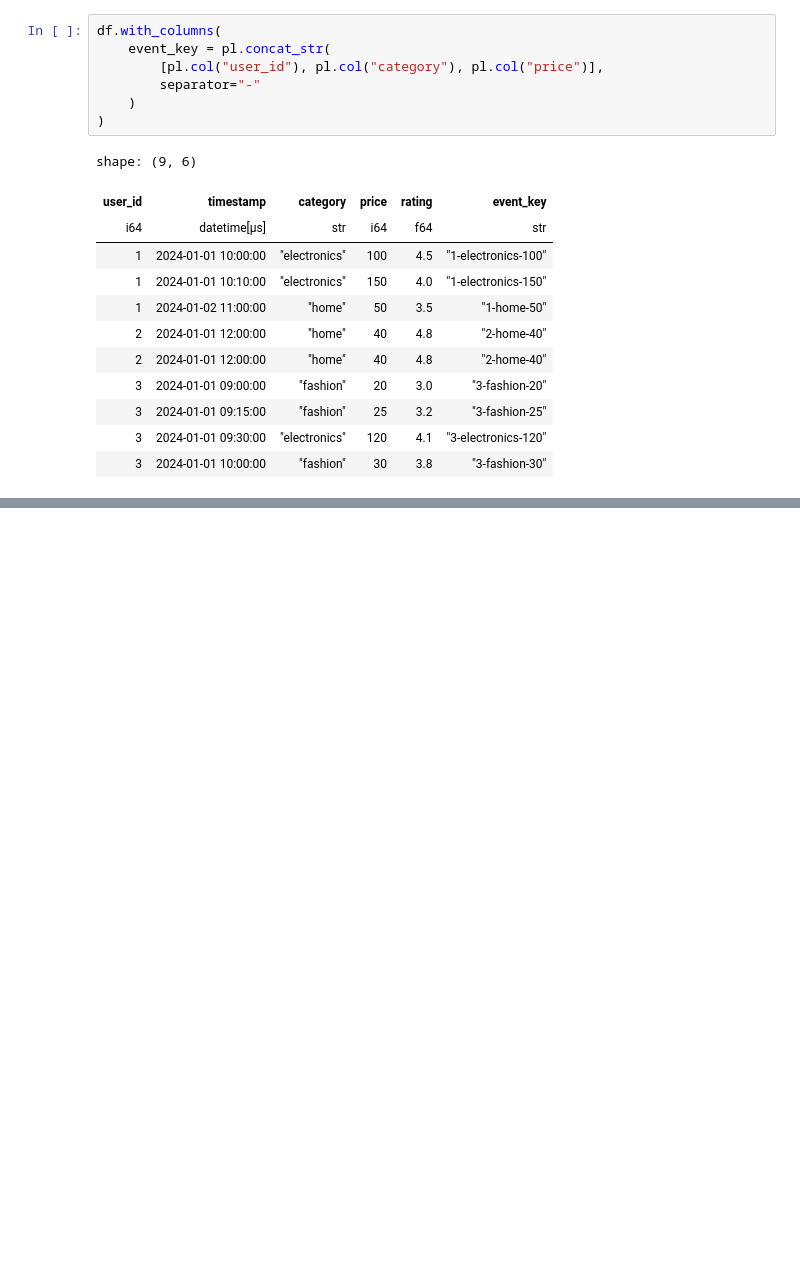
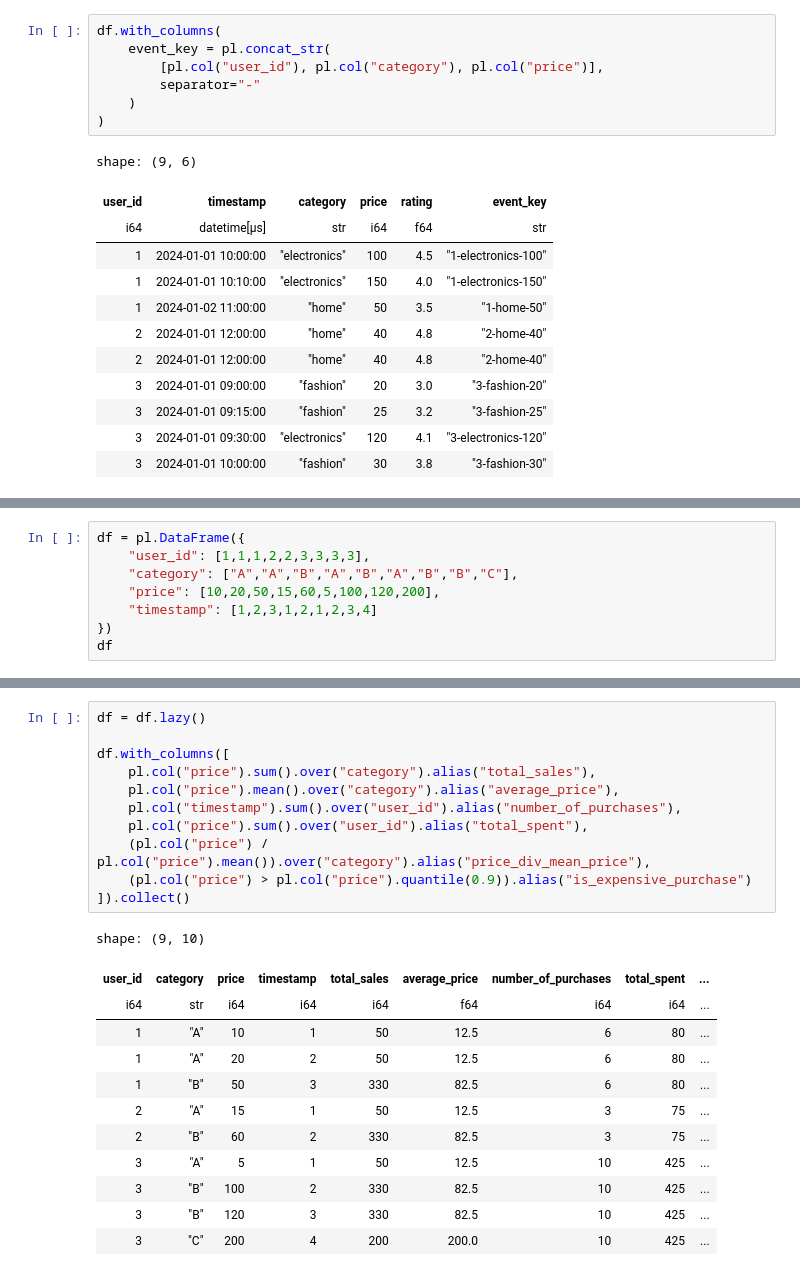
Before and after one commit to markzuckerburg600-glitch/Polars-Libary, a Jupyter notebook: polars-tutorial.ipynb, the cells around one changed output, grey strips where cells are left out. Cells and saved outputs as stored; diff of their text form; blank space fills up the shorter version.

```diff
--- a/polars-tutorial.ipynb
+++ b/polars-tutorial.ipynb
@@ -876,0 +924,8 @@ shape: (9, 6)
+# %%
+df = pl.DataFrame({
+    "user_id": [1,1,1,2,2,3,3,3,3],
+    "category": ["A","A","B","A","B","A","B","B","C"],
+    "price": [10,20,50,15,60,5,100,120,200],
+    "timestamp": [1,2,3,1,2,1,2,3,4]
+})
+df
@@ -876,0 +945,24 @@ shape: (9, 6)
+# %%
+df = df.lazy()
+
+df.with_columns([
+    pl.col("price").sum().over("category").alias("total_sales"),
+    pl.col("price").mean().over("category").alias("average_price"),
+    pl.col("timestamp").sum().over("user_id").alias("number_of_purchases"),
+    pl.col("price").sum().over("user_id").alias("total_spent"),
+    (pl.col("price") / pl.col("price").mean()).over("category").alias("price_div_mean_price"),
+    (pl.col("price") > pl.col("price").quantile(0.9)).alias("is_expensive_purchase")
+]).collect()
+# %% [output]
+shape: (9, 10)
+| user_id | category | price | timestamp | total_sales | average_price | number_of_purchases | total_spent | ... |
+| i64 | str | i64 | i64 | i64 | f64 | i64 | i64 | ... |
+| 1 | "A" | 10 | 1 | 50 | 12.5 | 6 | 80 | ... |
+| 1 | "A" | 20 | 2 | 50 | 12.5 | 6 | 80 | ... |
+| 1 | "B" | 50 | 3 | 330 | 82.5 | 6 | 80 | ... |
+| 2 | "A" | 15 | 1 | 50 | 12.5 | 3 | 75 | ... |
+| 2 | "B" | 60 | 2 | 330 | 82.5 | 3 | 75 | ... |
+| 3 | "A" | 5 | 1 | 50 | 12.5 | 10 | 425 | ... |
+| 3 | "B" | 100 | 2 | 330 | 82.5 | 10 | 425 | ... |
+| 3 | "B" | 120 | 3 | 330 | 82.5 | 10 | 425 | ... |
+| 3 | "C" | 200 | 4 | 200 | 200.0 | 10 | 425 | ... |
```
Also changed, not shown: parts of 8 cells of this notebook.
